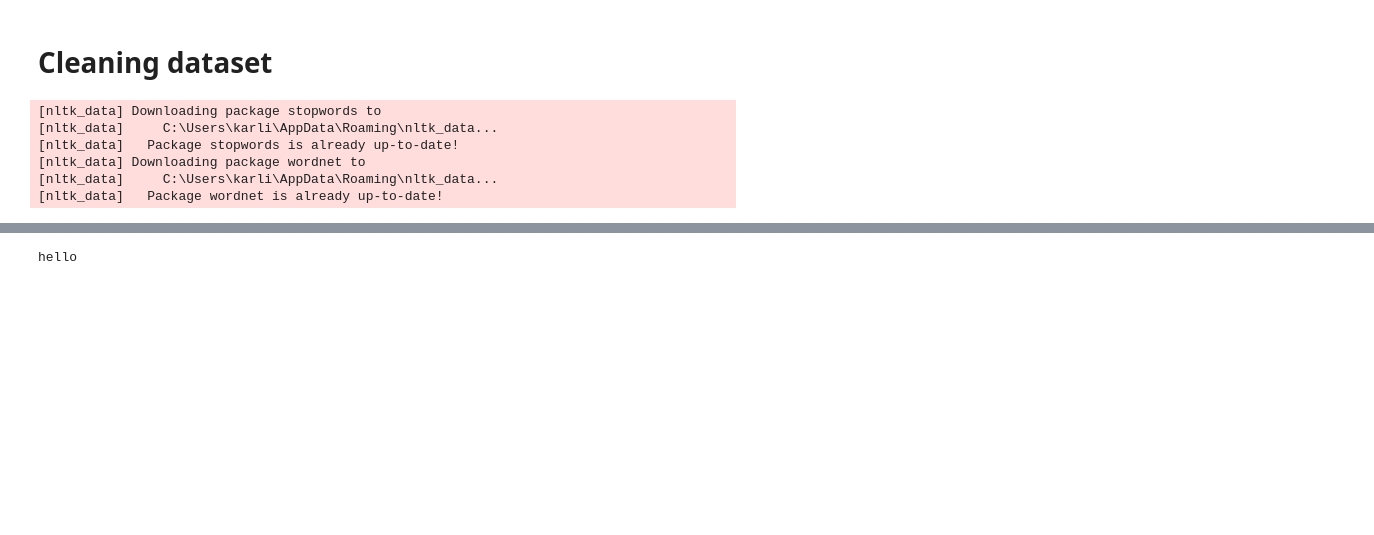
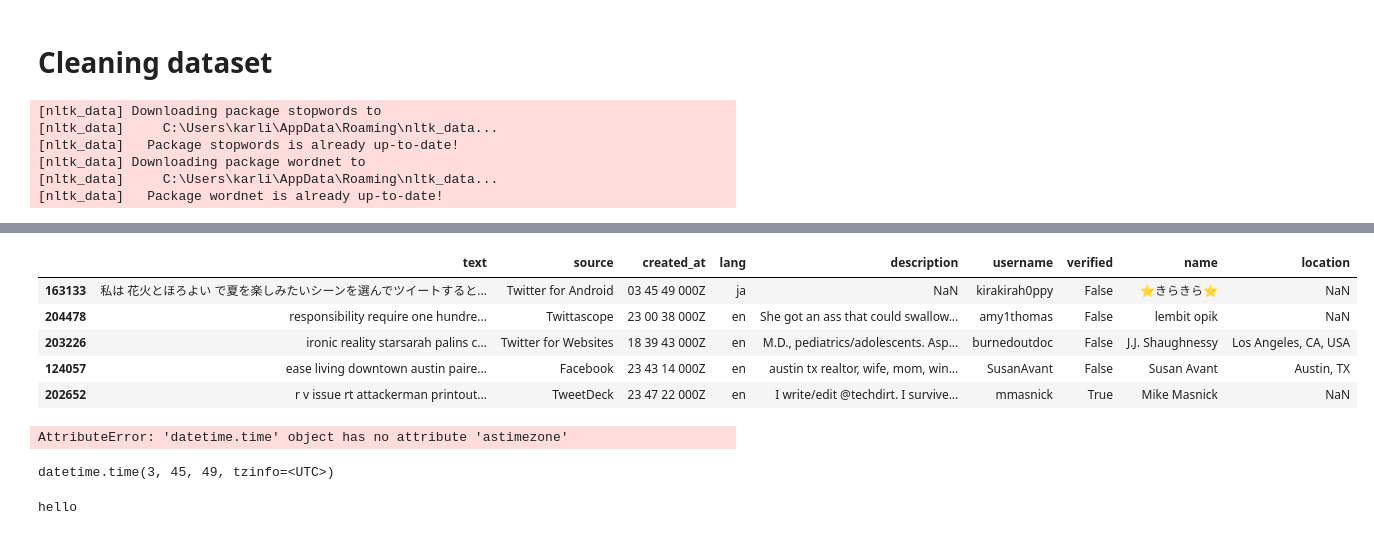
Before and after one commit to xid-er/Fake-News-Detection, a Jupyter notebook: src/ML_Twitter.ipynb, the cells around one changed output, grey strips where cells are left out. Drawn from its saved outputs; the diff is of its cells as text; code cells hidden in the pictures; blank space fills up the shorter version.

```diff
--- a/src/ML_Twitter.ipynb
+++ b/src/ML_Twitter.ipynb
@@ -442,10 +480,24 @@ df.head()
 # %%
 import datetime
+import pytz
 
 def remove_date(row):
-    return datetime.datetime(row['created_at']).timetz()
+    #obj = datetime.strptime(row['created_at'], )
+    return row['created_at'].timetz()
 
-df['created_at'] = df.apply(lambda row: remove_date(row), axis=1)
+def get_hour(row):
+    return row['created_at'].hour
 
-df.head()
+def get_tz(row):
+    time = row['created_at'].split('T')[1]
+    time_split = re.split(r'[:|.]', time)
+    return time_split[-1]
+
+df = X.copy()
+df['created_at'] = pd.to_datetime(df['created_at']) # str to datetime
+# TODO: Put into section when importing dataset
+df['created_at'] = df.apply(lambda row: get_hour(row), axis=1)
+
+#df.head()
+df['created_at'].value_counts()
 # %% [output]
@@ -453,3 +521,38 @@ TypeError: an integer is required (got type str)
+# %%
+X['created_at'] = pd.to_datetime(X['created_at']) # str to datetime
+# TODO: Put into section when importing dataset
+X['created_at'] = X.apply(lambda row: get_hour(row), axis=1)
+# %%
+import re
+
+def stringify_time(row):
+    time = row['created_at'].split('T')[1]
+    time_split = re.split(r'[:|.]', time)
+    return " ".join(time_split)
+
+df = X.copy()
+df['created_at'] = df.apply(lambda row: stringify_time(row), axis=1)
+df.head()
+# %% [output]
+|  | text | source | created_at | lang | description | username | verified | name | location |
+| 163133 | 私は 花火とほろよい で夏を楽しみたいシーンを選んでツイートすると... | Twitter for Android | 03 45 49 000Z | ja | NaN | kirakirah0ppy | False | ⭐きらきら⭐ | NaN |
+| 204478 | responsibility require one hundre... | Twittascope | 23 00 38 000Z | en | She got an ass that could swallow... | amy1thomas | False | lembit opik | NaN |
+| 203226 | ironic reality starsarah palins c... | Twitter for Websites | 18 39 43 000Z | en | M.D., pediatrics/adolescents. Asp... | burnedoutdoc | False | J.J. Shaughnessy | Los Angeles, CA, USA |
+| 124057 | ease living downtown austin paire... | Facebook | 23 43 14 000Z | en | austin tx realtor, wife, mom, win... | SusanAvant | False | Susan Avant | Austin, TX |
+| 202652 | r v issue rt attackerman printout... | TweetDeck | 23 47 22 000Z | en | I write/edit @techdirt. I survive... | mmasnick | True | Mike Masnick | NaN |
+# %%
+import pytz
+
+df = X
+#print(df)
+df['created_at'] = df.apply(lambda row: row['created_at'].astimezone('Europe/Riga'), axis=1)
+df.head()
+# %% [output]
+AttributeError: 'datetime.time' object has no attribute 'astimezone'
+# %%
+df.iloc[0]['created_at']
+# %% [output]
+datetime.time(3, 45, 49, tzinfo=<UTC>)
 # %%
 tweets_df2.to_csv("final_short.csv")
 # %% [output]
```
Also changed, not shown: parts of 17 cells of this notebook, 1 other file.
